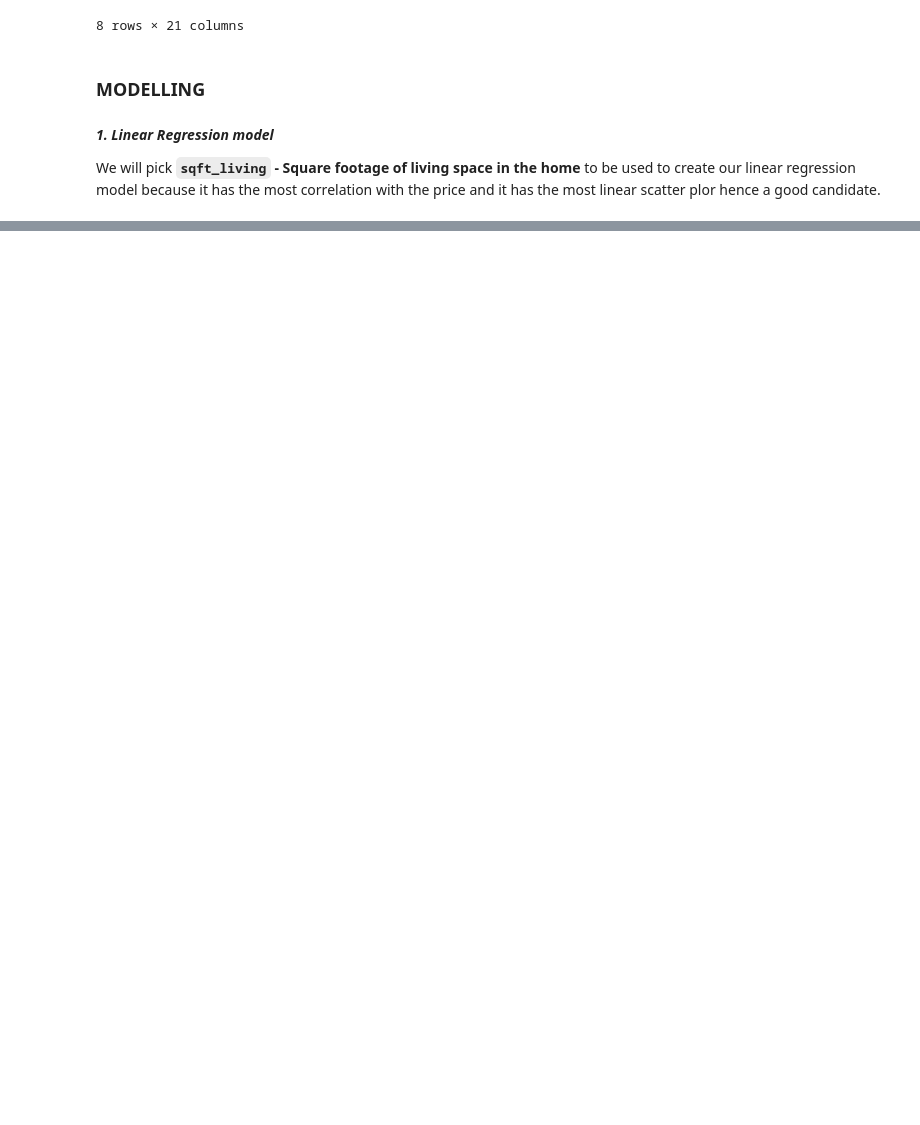
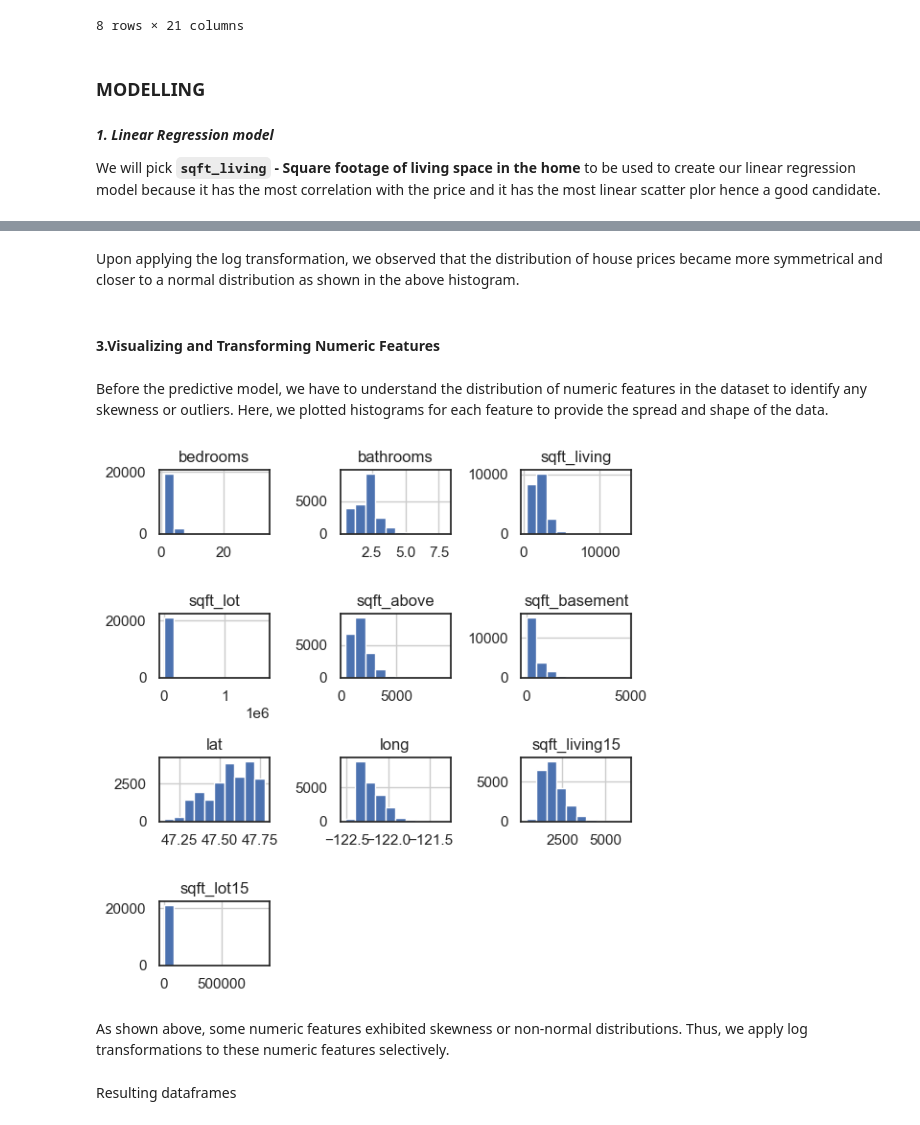
Before and after one commit to JEr1yAnalst/dsc-phase-2project_group7, a Jupyter notebook: student.ipynb, the cells around one changed output, grey strips where cells are left out. Cells and saved outputs as stored; diff of their text form; code cells hidden in the pictures; blank space fills up the shorter version.

```diff
--- a/student.ipynb
+++ b/student.ipynb
@@ -688,0 +797,15 @@ We will pick **`sqft_living` - Square footage of living space in the home** to b
+# %% [markdown]
+Upon applying the log transformation, we observed that the distribution of house prices became more symmetrical and closer to a normal distribution as shown in the above histogram.
+# %% [markdown]
+#### 3.Visualizing and Transforming Numeric Features
+# %% [markdown]
+Before the predictive model, we have to understand the distribution of numeric features in the dataset to identify any skewness or outliers. Here, we plotted histograms for each feature to provide the spread and shape of the data.
+# %%
+# Plotting the numeric features to see distribution and see if they need to be log-transformed
+df[numeric].hist(figsize=[6,6]);
+plt.tight_layout()
+plt.show()
+# %% [output]
+[figure, added]
+# %% [markdown]
+As shown above, some numeric features exhibited skewness or non-normal distributions. Thus, we apply log transformations to these numeric features selectively.
@@ -688,0 +827,2 @@ We will pick **`sqft_living` - Square footage of living space in the home** to b
+# %% [markdown]
+Resulting dataframes
```
Also changed, not shown: parts of 21 cells of this notebook.
